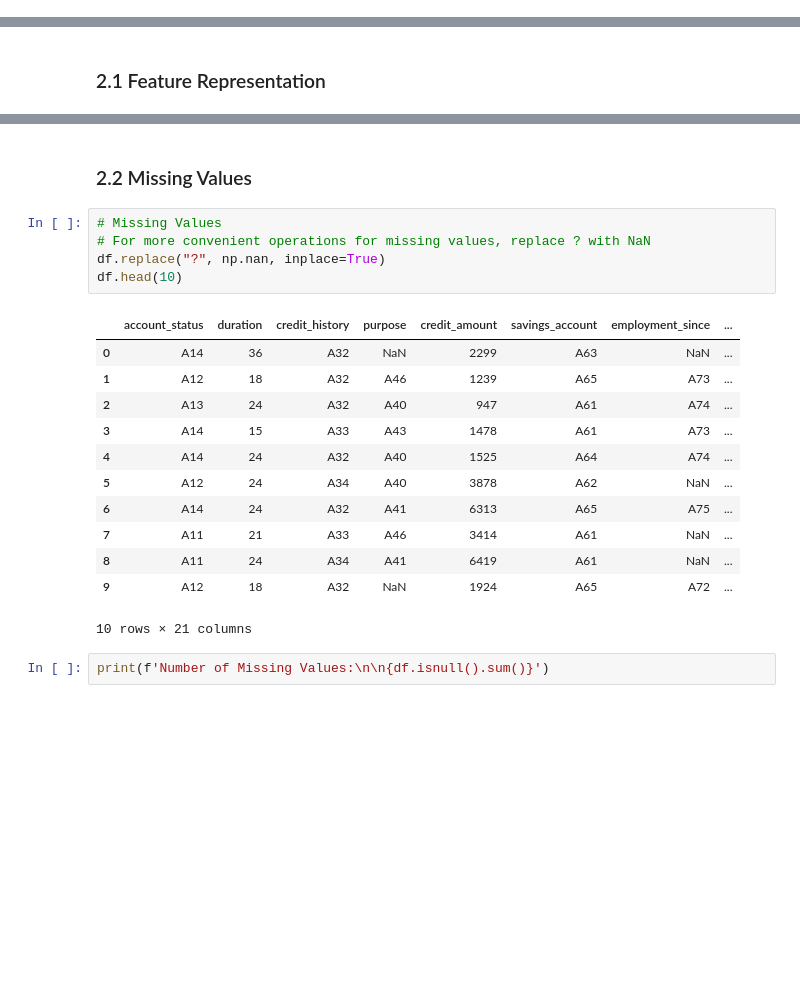
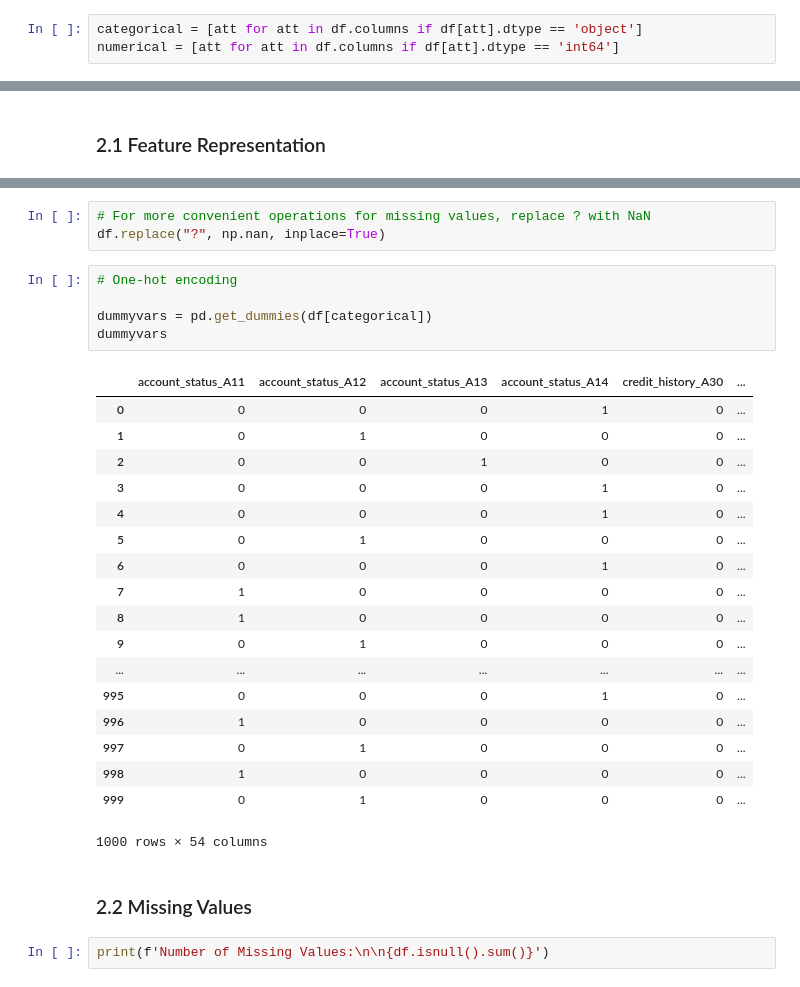
Before and after one commit to alyonavyshnevska/intelligent_data_analysis, a Jupyter notebook: Final_Project/FinalProject.ipynb, the cells around one changed output, grey strips where cells are left out. Saved outputs shown, nothing was run; the diff lists cells and outputs as text; blank space fills up the shorter version.

```diff
--- a/Final_Project/FinalProject.ipynb
+++ b/Final_Project/FinalProject.ipynb
@@ -19,6 +19,9 @@ names = ['account_status', 'duration', 'credit_history',
 
 df = pd.read_csv('data/kredit.dat', header=None, sep="\t", names=names)
 # df = pd.read_csv('data/einkommen.train.txt', header=None, sep=",")
+# %%
+categorical = [att for att in df.columns if df[att].dtype == 'object']
+numerical = [att for att in df.columns if df[att].dtype == 'int64']
 # %%
 # Getting familiar with data
 
@@ -127,23 +169,32 @@ foreign_worker : ['?' 'A201' 'A202']
+# %%
+# For more convenient operations for missing values, replace ? with NaN
+df.replace("?", np.nan, inplace=True)
+# %%
+# One-hot encoding
+
+dummyvars = pd.get_dummies(df[categorical])
+dummyvars
+# %% [output]
+|  | account_status_A11 | account_status_A12 | account_status_A13 | account_status_A14 | credit_history_A30 | ... |
+| 0 | 0 | 0 | 0 | 1 | 0 | ... |
+| 1 | 0 | 1 | 0 | 0 | 0 | ... |
+| 2 | 0 | 0 | 1 | 0 | 0 | ... |
+| 3 | 0 | 0 | 0 | 1 | 0 | ... |
+| 4 | 0 | 0 | 0 | 1 | 0 | ... |
+| 5 | 0 | 1 | 0 | 0 | 0 | ... |
+| 6 | 0 | 0 | 0 | 1 | 0 | ... |
+| 7 | 1 | 0 | 0 | 0 | 0 | ... |
+| 8 | 1 | 0 | 0 | 0 | 0 | ... |
+| 9 | 0 | 1 | 0 | 0 | 0 | ... |
+| ... | ... | ... | ... | ... | ... | ... |
+| 995 | 0 | 0 | 0 | 1 | 0 | ... |
+| 996 | 1 | 0 | 0 | 0 | 0 | ... |
+| 997 | 0 | 1 | 0 | 0 | 0 | ... |
+| 998 | 1 | 0 | 0 | 0 | 0 | ... |
+| 999 | 0 | 1 | 0 | 0 | 0 | ... |
+1000 rows × 54 columns
 # %% [markdown]
 ### 2.2 Missing Values
-# %%
-# Missing Values
-# For more convenient operations for missing values, replace ? with NaN
-df.replace("?", np.nan, inplace=True)
-df.head(10)
-# %% [output]
-|  | account_status | duration | credit_history | purpose | credit_amount | savings_account | employment_since | ... |
-| 0 | A14 | 36 | A32 | NaN | 2299 | A63 | NaN | ... |
-| 1 | A12 | 18 | A32 | A46 | 1239 | A65 | A73 | ... |
-| 2 | A13 | 24 | A32 | A40 | 947 | A61 | A74 | ... |
-| 3 | A14 | 15 | A33 | A43 | 1478 | A61 | A73 | ... |
-| 4 | A14 | 24 | A32 | A40 | 1525 | A64 | A74 | ... |
-| 5 | A12 | 24 | A34 | A40 | 3878 | A62 | NaN | ... |
-| 6 | A14 | 24 | A32 | A41 | 6313 | A65 | A75 | ... |
-| 7 | A11 | 21 | A33 | A46 | 3414 | A61 | NaN | ... |
-| 8 | A11 | 24 | A34 | A41 | 6419 | A61 | NaN | ... |
-| 9 | A12 | 18 | A32 | NaN | 1924 | A65 | A72 | ... |
-10 rows × 21 columns
 # %%
 print(f'Number of Missing Values:\n\n{df.isnull().sum()}')
 # %% [output]
```
Also changed, not shown: parts of 9 cells of this notebook.
